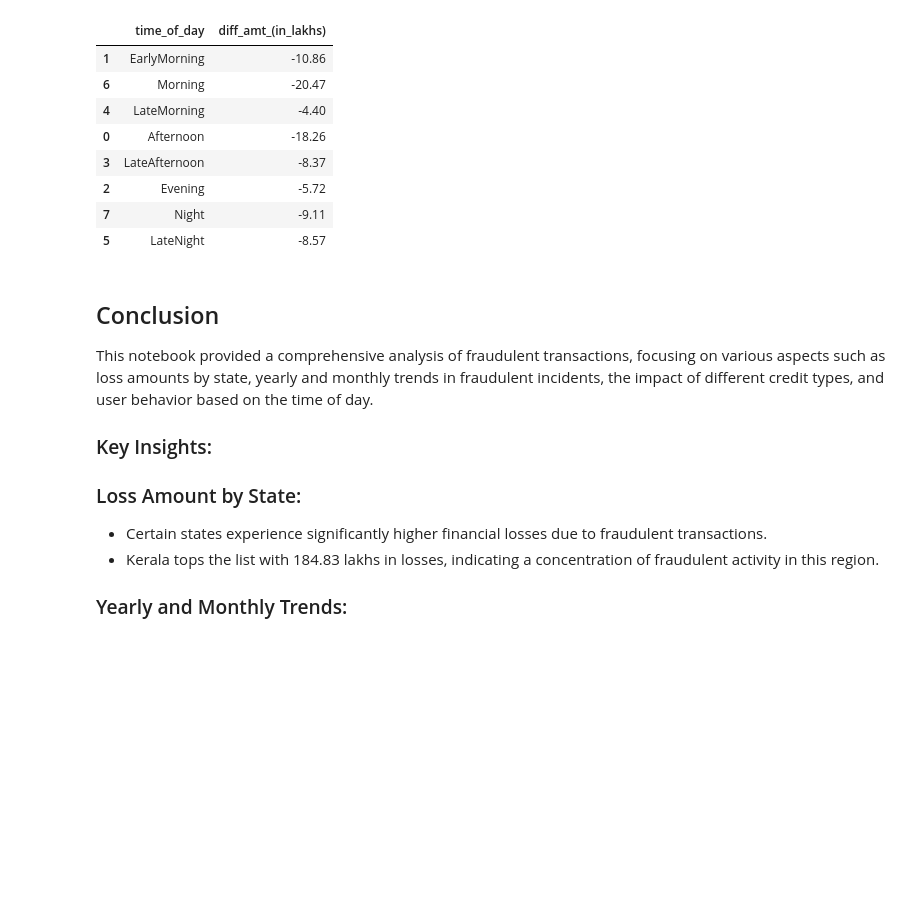
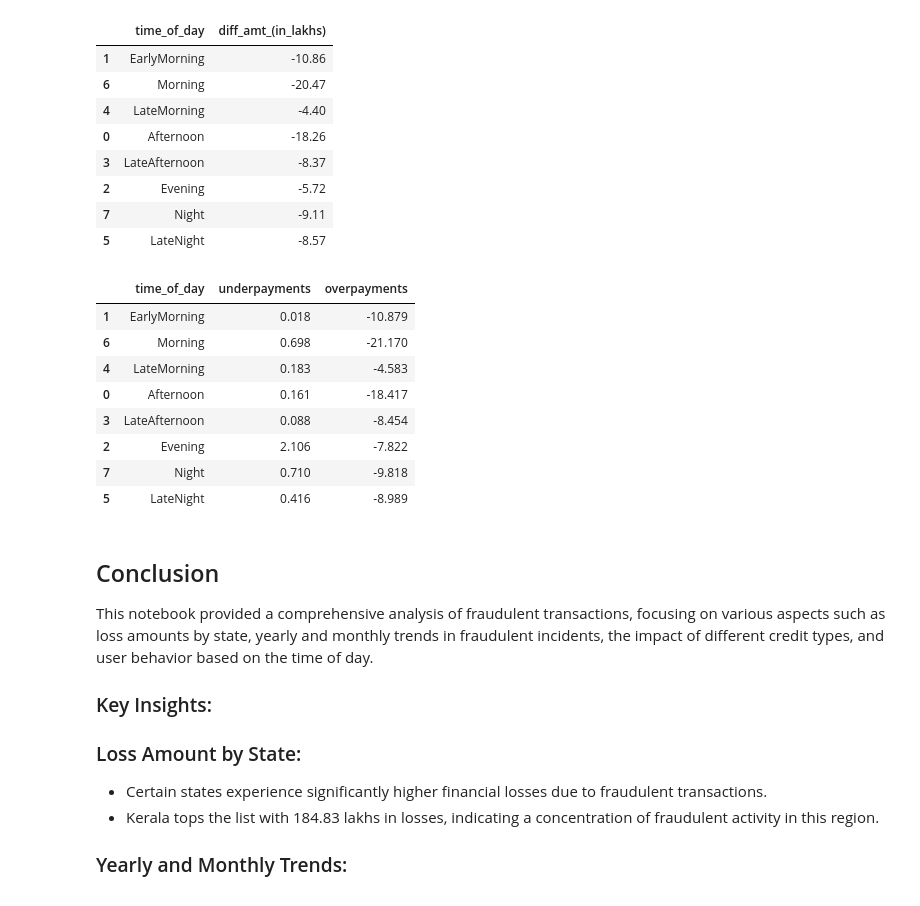
Before and after one commit to jadiasoham/Financial-Fraud-Detection, a Jupyter notebook: visualization_fraudulent_data.ipynb, the cells around one changed output. Cells and saved outputs as stored; diff of their text form; code cells hidden in the pictures; blank space fills up the shorter version.

Commit message:
added a graph for underpayments and overpayments

```diff
--- a/visualization_fraudulent_data.ipynb
+++ b/visualization_fraudulent_data.ipynb
@@ -350,3 +352,31 @@ bar_graph(
     xticks= [segments, segments],
     color= 'diff_amt_(in_lakhs)'
 )
+# %%
+underpayments = fraudulent_data[fraudulent_data.difference_amount > 0].groupby('time_of_day')['difference_amount'].sum().reset_index()
+underpayments['difference_amount_(in_lakhs)'] = np.round(underpayments.difference_amount / 1e5, 3)
+underpayments.drop(columns= ['difference_amount'], inplace= True)
+
+overpayments = fraudulent_data[fraudulent_data.difference_amount < 0].groupby('time_of_day')['difference_amount'].sum().reset_index()
+overpayments['difference_amount_(in_lakhs)'] = np.round(overpayments.difference_amount / 1e5, 3)
+overpayments.drop(columns= ['difference_amount'], inplace= True)
+
+underpayments.rename(columns={'difference_amount_(in_lakhs)': 'underpayments'}, inplace=True)
+overpayments.rename(columns={'difference_amount_(in_lakhs)': 'overpayments'}, inplace=True)
+
+df9 = pd.merge(underpayments, overpayments, on= 'time_of_day', how= 'outer').fillna(0)
+
+df9['time_of_day'] = pd.Categorical(df9['time_of_day'], categories=segments, ordered=True)
+df9.sort_values('time_of_day', inplace=True)
+
+df9
+# %% [output]
+|  | time_of_day | underpayments | overpayments |
+| 1 | EarlyMorning | 0.018 | -10.879 |
+| 6 | Morning | 0.698 | -21.170 |
+| 4 | LateMorning | 0.183 | -4.583 |
+| 0 | Afternoon | 0.161 | -18.417 |
+| 3 | LateAfternoon | 0.088 | -8.454 |
+| 2 | Evening | 2.106 | -7.822 |
+| 7 | Night | 0.710 | -9.818 |
+| 5 | LateNight | 0.416 | -8.989 |
```
Also changed, not shown: parts of 4 cells of this notebook.
